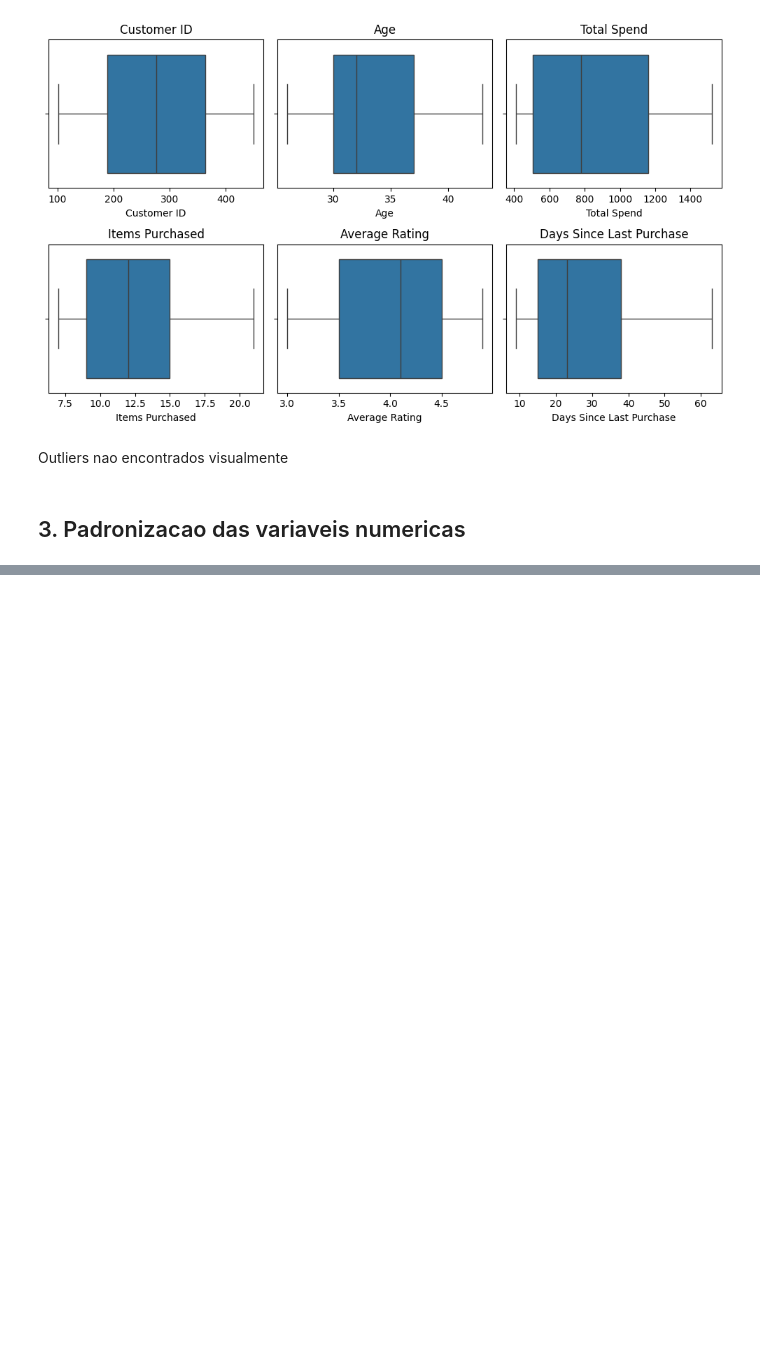
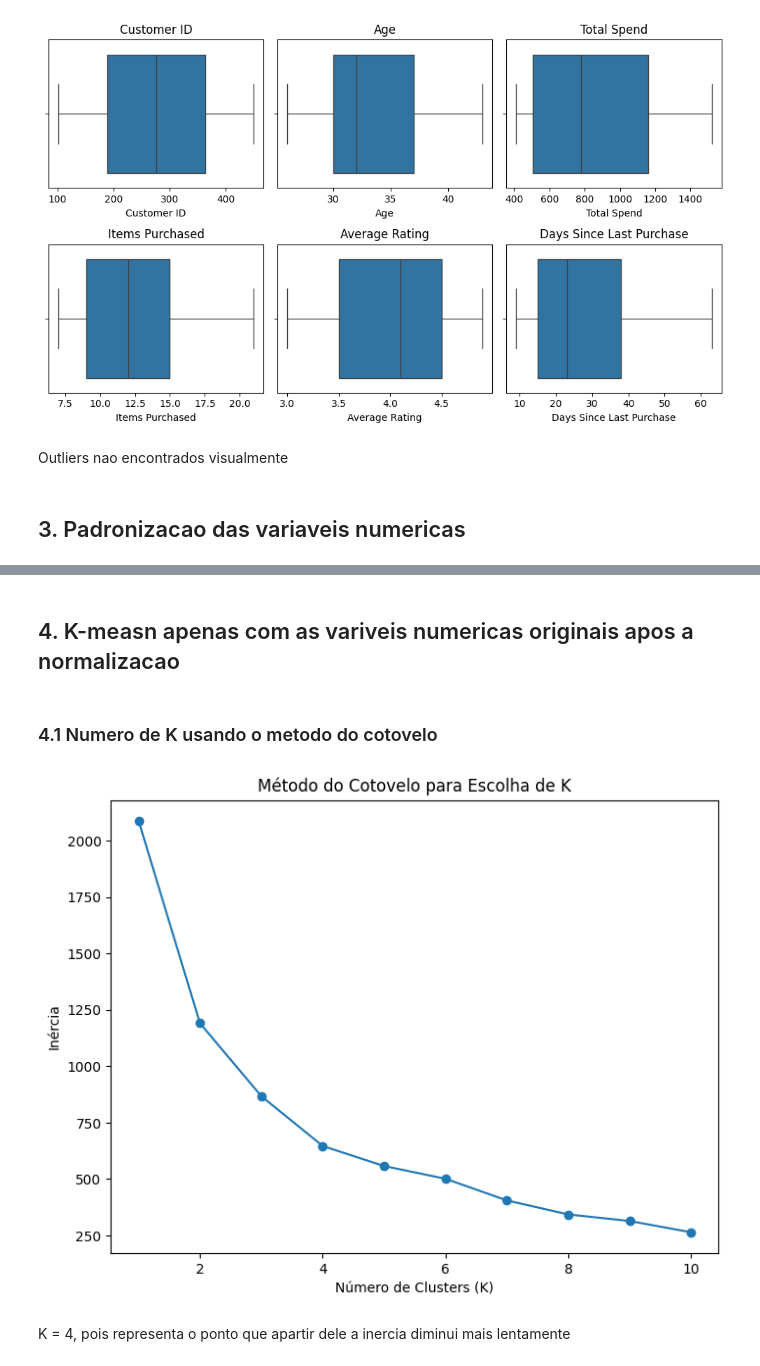
Before and after one commit to HammadN98/Segmentacao_de_Clientes_para_E-commerce, a Jupyter notebook: notebooks/E_commerce_behavior.ipynb, the cells around one changed output, grey strips where cells are left out. Drawn from its saved outputs; the diff is of its cells as text; code cells hidden in the pictures; blank space fills up the shorter version.

Commit message:
metodo do cotovelo para revelar K

```diff
--- a/notebooks/E_commerce_behavior.ipynb
+++ b/notebooks/E_commerce_behavior.ipynb
@@ -111,3 +111,10 @@ plt.show()
 Outliers nao encontrados visualmente
 # %% [markdown]
 ## 3. Padronizacao das variaveis numericas
+# %%
+scaler = StandardScaler()
+
+#num_columns = colunas numericas
+dados[num_columns] = scaler.fit_transform(dados[num_columns])
+
+dados
@@ -113,0 +135,29 @@ Outliers nao encontrados visualmente
+# %% [markdown]
+## 4. K-measn apenas com as variveis numericas originais apos a normalizacao
+# %% [markdown]
+### 4.1 Numero de K usando o metodo do cotovelo
+# %%
+from sklearn.cluster import KMeans
+import matplotlib.pyplot as plt
+
+# Definir o intervalo de valores de K para testar
+range_n_clusters = range(1, 11)
+inertia = []
+
+# Calcular a inércia para cada valor de K
+for k in range_n_clusters:
+    kmeans = KMeans(n_clusters=k, random_state=0)
+    kmeans.fit(dados[num_columns])
+    inertia.append(kmeans.inertia_)
+
+# Plotar o gráfico do método do cotovelo
+plt.figure(figsize=(8, 6))
+plt.plot(range_n_clusters, inertia, marker='o')
+plt.xlabel('Número de Clusters (K)')
+plt.ylabel('Inércia')
+plt.title('Método do Cotovelo para Escolha de K')
+plt.show()
+# %% [output]
+[figure, added]
+# %% [markdown]
+K = 4, pois representa o ponto que apartir dele a inercia diminui mais lentamente
```
Also changed, not shown: parts of 1 cell of this notebook.
